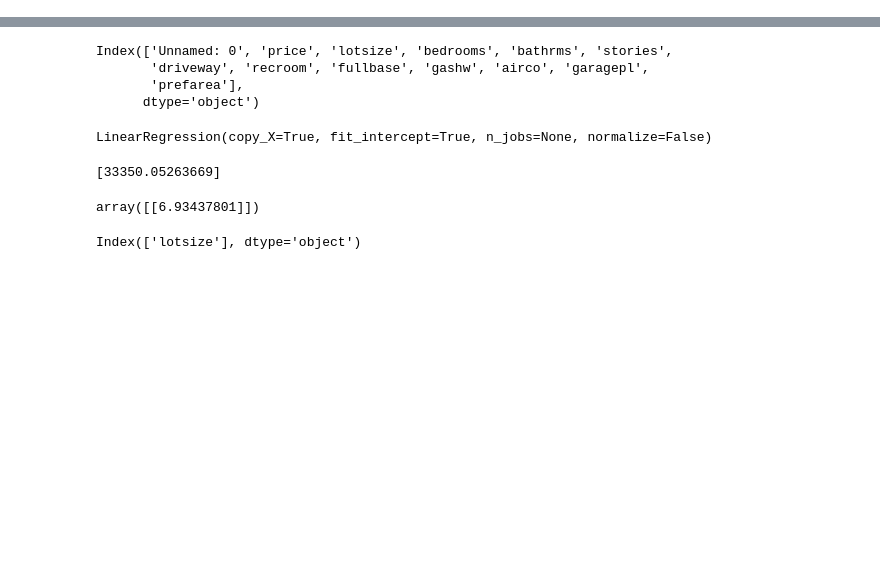
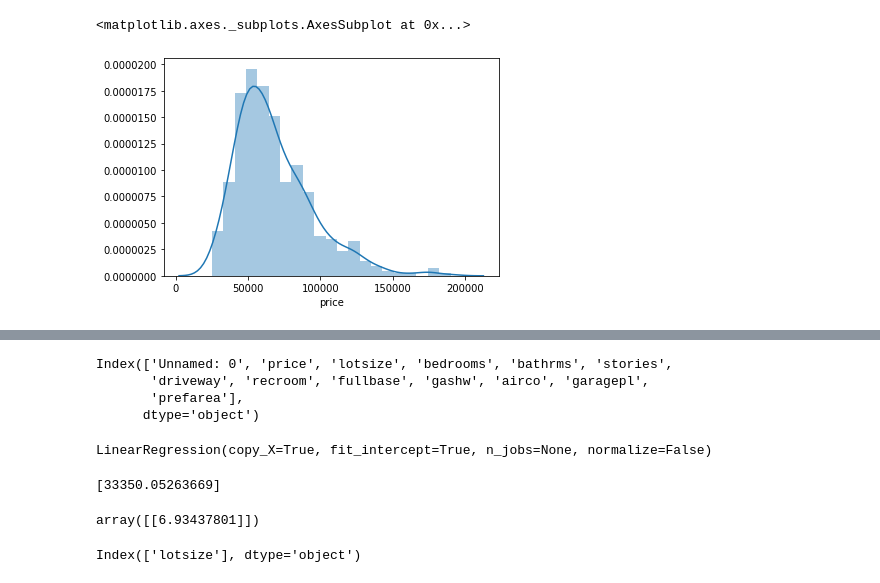
Before and after one commit to AayushBangroo/SC, a Jupyter notebook: SC.ipynb, the cells around one changed output, grey strips where cells are left out. Cells and saved outputs as stored; diff of their text form; code cells hidden in the pictures; blank space fills up the shorter version.

```diff
--- a/SC.ipynb
+++ b/SC.ipynb
@@ -5,3 +6,9 @@ import matplotlib.pyplot as plt
 %matplotlib inline
 # %%
 df = pd.read_csv('/home/aayushbangroo/Downloads/Housing.csv')
+# %%
+
+sns.distplot(df['price'])
+# %% [output]
+<matplotlib.axes._subplots.AxesSubplot at 0x...>
+[figure, added]
```
Also changed, not shown: parts of 4 cells of this notebook.
